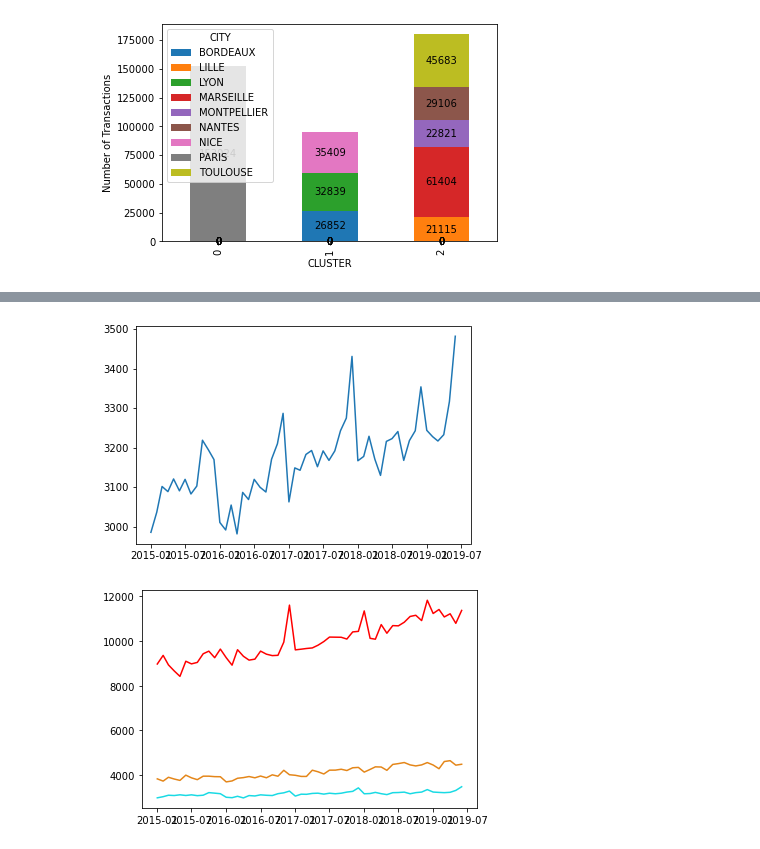
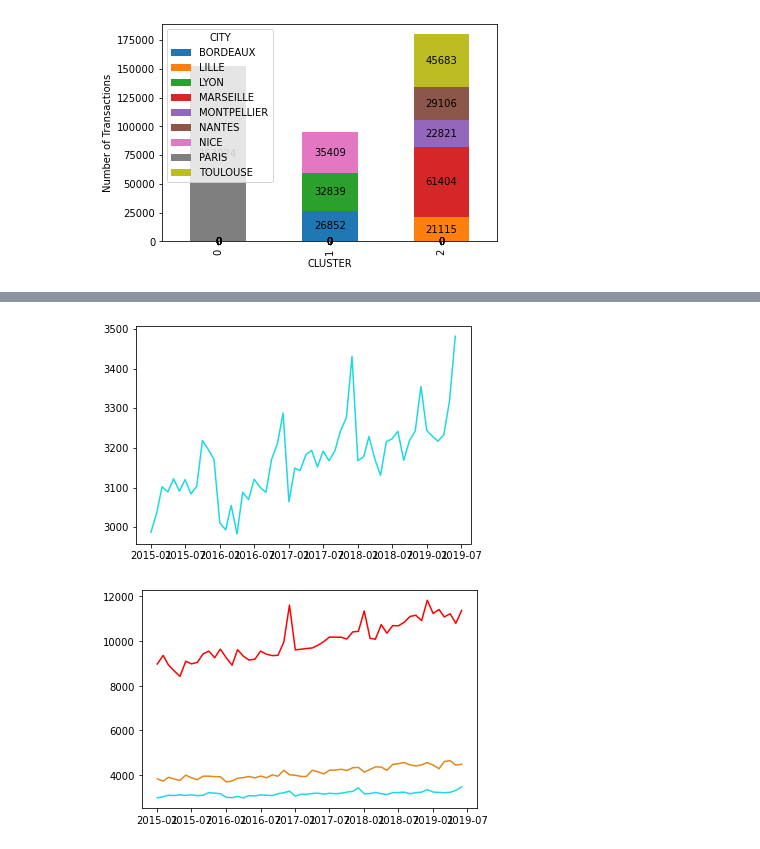
Before and after one commit to 13w13/U2-Big-Data-Tools-for-Business, a Jupyter notebook: 2. Real Estate Market EDA.ipynb, the cells around one changed output, grey strips where cells are left out. Cells and saved outputs as stored; diff of their text form; code cells hidden in the pictures.

```diff
--- a/2. Real Estate Market EDA.ipynb
+++ b/2. Real Estate Market EDA.ipynb
@@ -917,7 +917,7 @@ spark.sql("SELECT CLUSTER, SUBSTRING(`Sale Date`, 4, 7) as `DATE`, \
 only showing top 20 rows
 # %%
 df_5 = spark.sql("SELECT CLUSTER, SUBSTRING(`Sale Date`, 4, 7) as `DATE`, \
-          int(AVG(`Price per M²`)) \
+          int(round(AVG(`Price per M²`))) \
           AS `PRICE PER M²` \
           FROM estate\
           GROUP BY CLUSTER, DATE\
@@ -962,11 +962,11 @@ plt.show()
 # %%
 df_cluster_2 = df_5[df_5['CLUSTER'] == 2]
 df_cluster_2 = df_cluster_2.sort_values(by='DATE')
 
-plt.plot(df_cluster_2['DATE'], df_cluster_2['PRICE PER M²'])
+plt.plot(df_cluster_2['DATE'], df_cluster_2['PRICE PER M²'], color='#19DAE4')
 plt.show()
 # %% [output]
-[figure, old version]
+[figure, new version]
 # %%
 plt.plot(df_cluster_0['DATE'], df_cluster_0['PRICE PER M²'], color='r')
 plt.plot(df_cluster_1['DATE'], df_cluster_1['PRICE PER M²'], color='#E48619')
```
Also changed, not shown: parts of 29 cells of this notebook.
